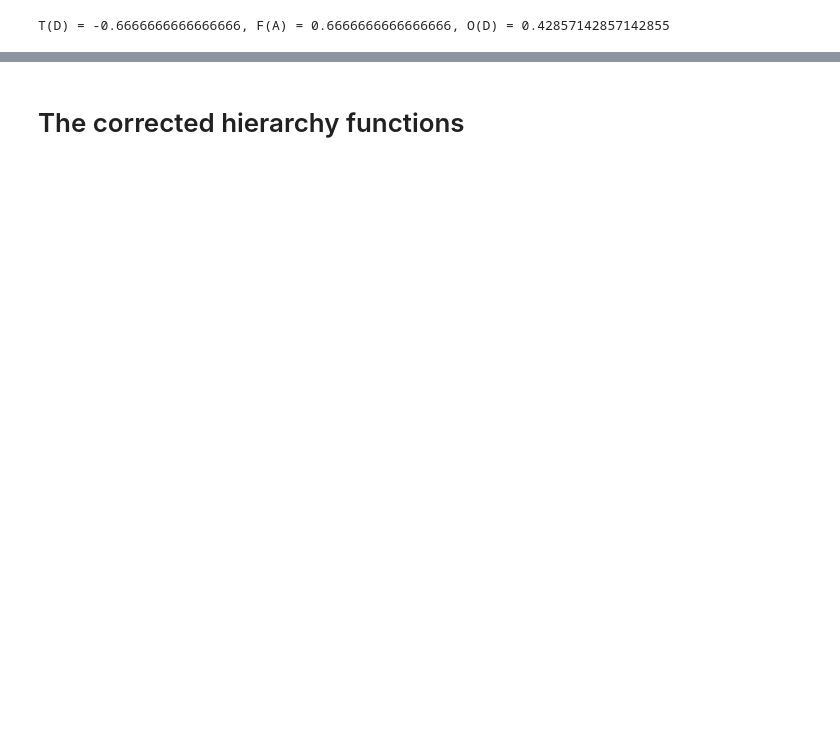
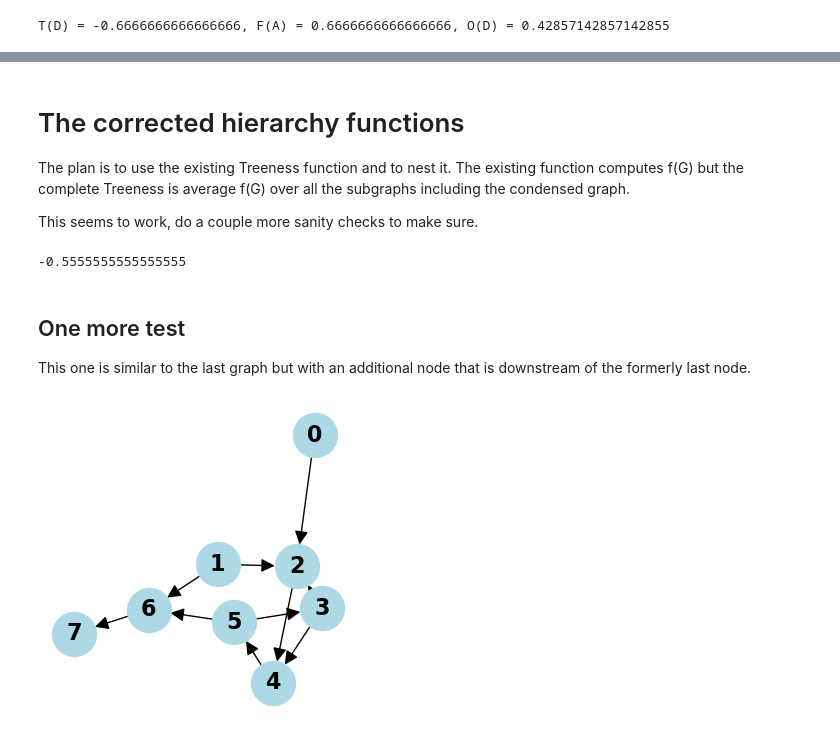
Before and after one commit to gabrielle9/7UN3_1N_DR0P_0U7, a Jupyter notebook: hierarchy_metrics.ipynb, the cells around one changed output, grey strips where cells are left out. Saved outputs shown, nothing was run; the diff lists cells and outputs as text; code cells hidden in the pictures; blank space fills up the shorter version.

```diff
--- a/hierarchy_metrics.ipynb
+++ b/hierarchy_metrics.ipynb
@@ -468,2 +503,5 @@ T(D) = -0.6666666666666666, F(A) = 0.6666666666666666, O(D) = 0.4285714285714285
 # %% [markdown]
 # The corrected hierarchy functions
+The plan is to use the existing Treeness function and to nest it. The existing function computes f(G) but the complete Treeness is average f(G) over all the subgraphs including the condensed graph.
+
+This seems to work, do a couple more sanity checks to make sure.
@@ -469,0 +537,31 @@ T(D) = -0.6666666666666666, F(A) = 0.6666666666666666, O(D) = 0.4285714285714285
+# %%
+calc_complete_treeness(gc_e)
+# %% [output]
+-0.5555555555555555
+# %% [markdown]
+## One more test
+This one is similar to the last graph but with an additional node that is downstream of the formerly last node.
+# %%
+# adjacency matrix for a simple example graph
+adj_f = np.array([
+    [0, 0, 1, 0, 0, 0, 0, 0],
+    [0, 0, 1, 0, 0, 0, 1, 0],
+    [0, 0, 0, 0, 1, 0, 0, 0],
+    [0, 0, 1, 0, 1, 0, 0, 0],
+    [0, 0, 0, 0, 0, 1, 0, 0],
+    [0, 0, 0, 1, 0, 0, 1, 0],
+    [0, 0, 0, 0, 0, 0, 0, 1],
+    [0, 0, 0, 0, 0, 0, 0, 0]
+])
+
+# Create a directed graph from the adjacency matrix.
+g_f = nx.from_numpy_array(adj_f, create_using=nx.DiGraph)
+
+# Display the graph as a tree
+plt.figure(figsize=(3, 3))
+pos = nx.spring_layout(g_f)
+nx.draw(g_f, pos, with_labels=True, node_color='lightblue', node_size=1000, font_size=16, font_weight='bold', arrowsize=20)
+plt.axis('off')
+plt.show()
+# %% [output]
+[figure, added]
```
Also changed, not shown: parts of 20 cells of this notebook.
